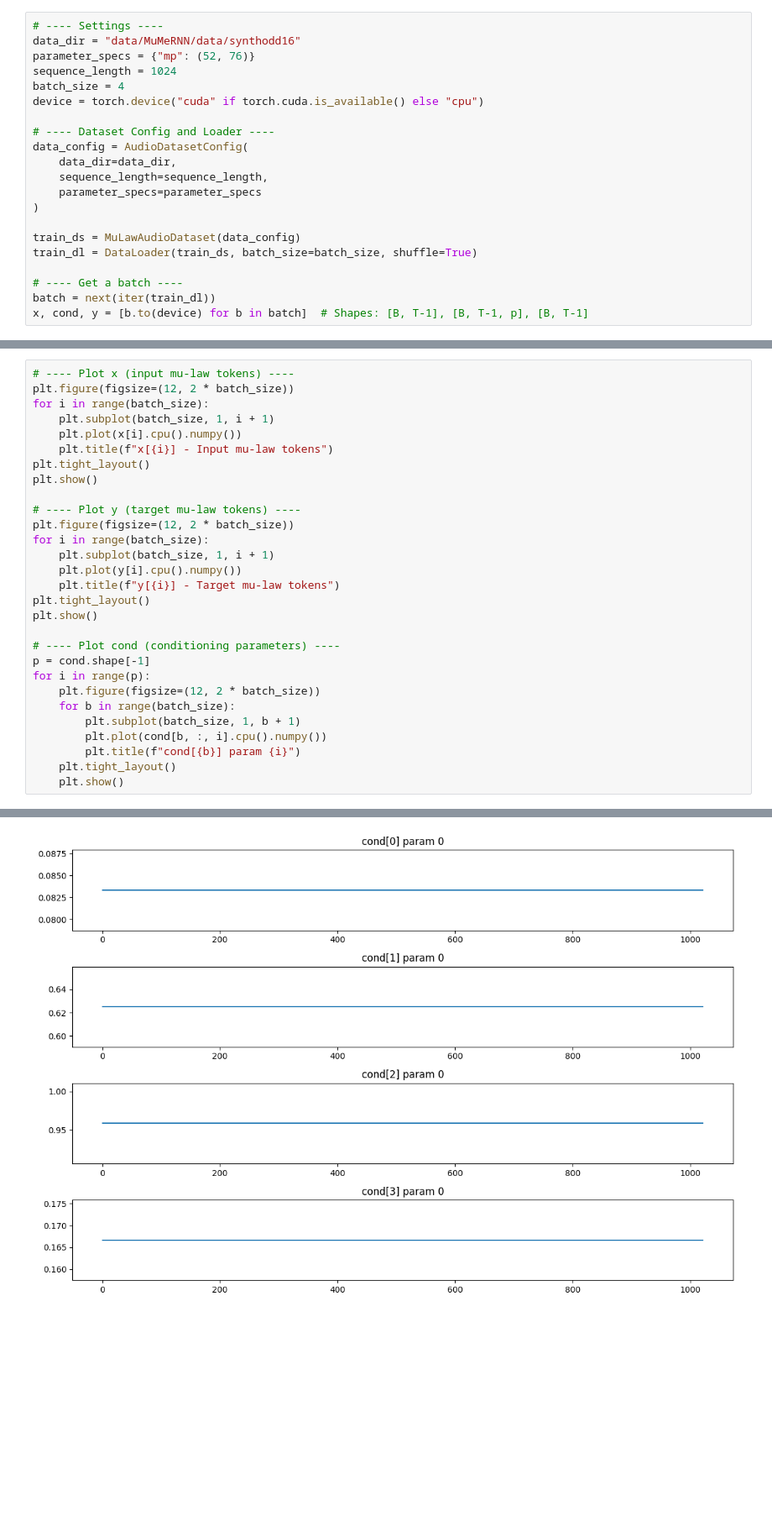
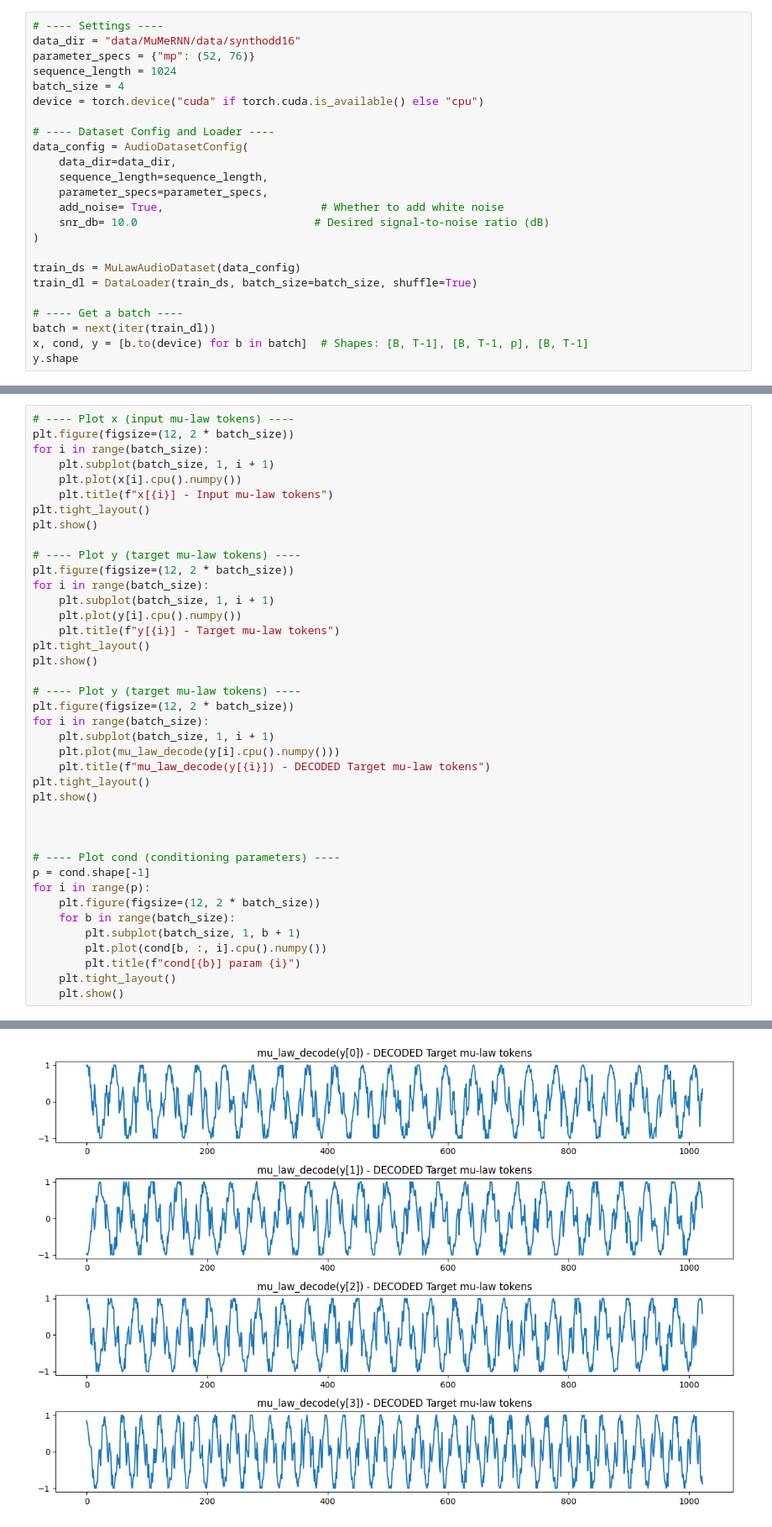
Before and after one commit to lonce/BasicAudioRNN, a Jupyter notebook: test_batching.ipynb, the cells around one changed output, grey strips where cells are left out. Shown at 84% size. Saved outputs shown, nothing was run; the diff lists cells and outputs as text; blank space fills up the shorter version.

```diff
--- a/test_batching.ipynb
+++ b/test_batching.ipynb
@@ -18,7 +20,9 @@ device = torch.device("cuda" if torch.cuda.is_available() else "cpu")
 data_config = AudioDatasetConfig(
     data_dir=data_dir,
     sequence_length=sequence_length,
-    parameter_specs=parameter_specs
+    parameter_specs=parameter_specs,
+    add_noise= True,                        # Whether to add white noise
+    snr_db= 10.0                           # Desired signal-to-noise ratio (dB)
 )
 
 train_ds = MuLawAudioDataset(data_config)
@@ -27,3 +31,4 @@ train_dl = DataLoader(train_ds, batch_size=batch_size, shuffle=True)
 # ---- Get a batch ----
 batch = next(iter(train_dl))
 x, cond, y = [b.to(device) for b in batch]  # Shapes: [B, T-1], [B, T-1, p], [B, T-1]
+y.shape
@@ -46,6 +53,17 @@ for i in range(batch_size):
 plt.tight_layout()
 plt.show()
 
+# ---- Plot y (target mu-law tokens) ----
+plt.figure(figsize=(12, 2 * batch_size))
+for i in range(batch_size):
+    plt.subplot(batch_size, 1, i + 1)
+    plt.plot(mu_law_decode(y[i].cpu().numpy()))
+    plt.title(f"mu_law_decode(y[{i}]) - DECODED Target mu-law tokens")
+plt.tight_layout()
+plt.show()
+
+
+
 # ---- Plot cond (conditioning parameters) ----
 p = cond.shape[-1]
 for i in range(p):
@@ -62 +80 @@ for i in range(p):
-[figure, old version]
+[figure, new version]
```
Also changed, not shown: parts of 4 cells of this notebook, 15 other files.
